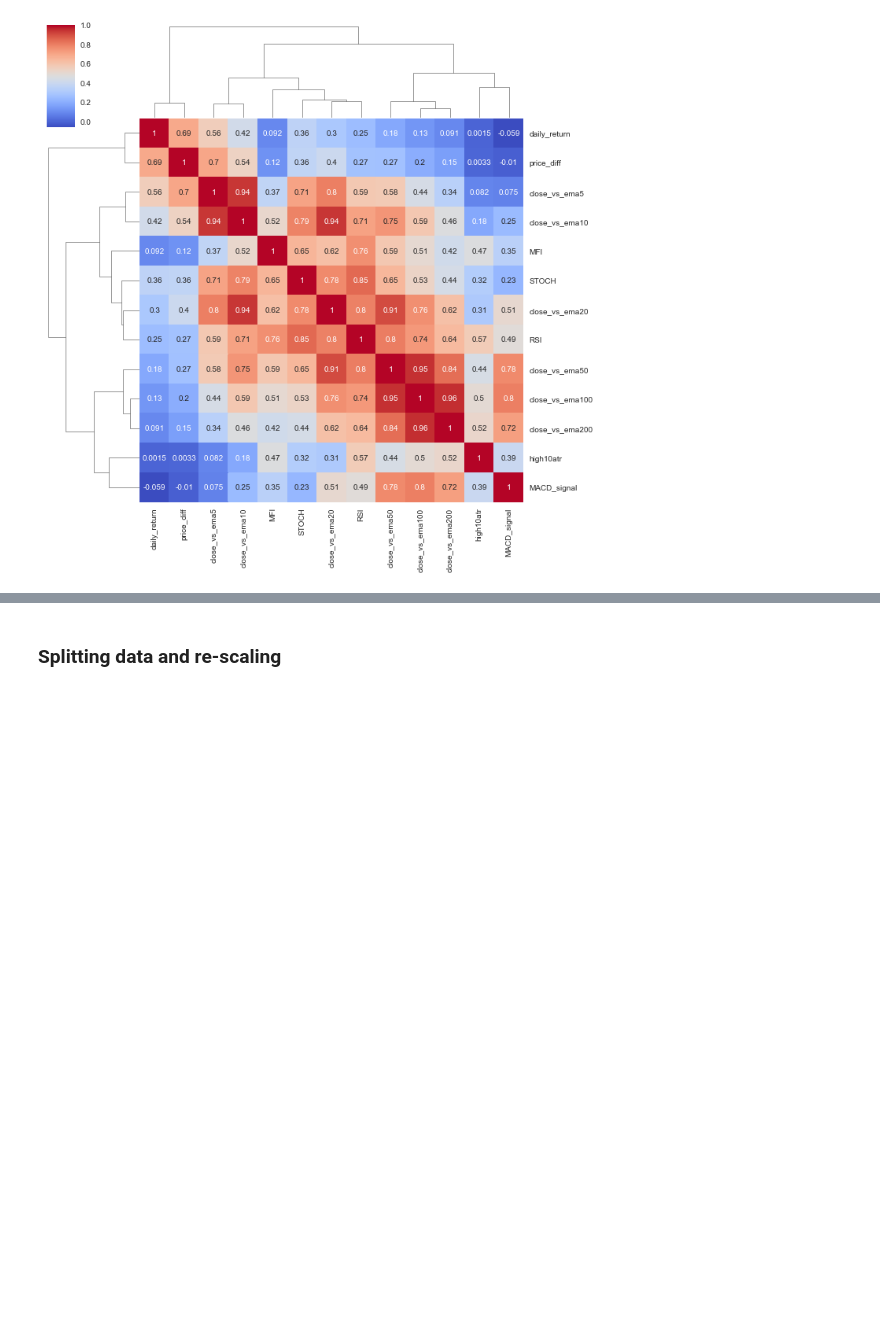
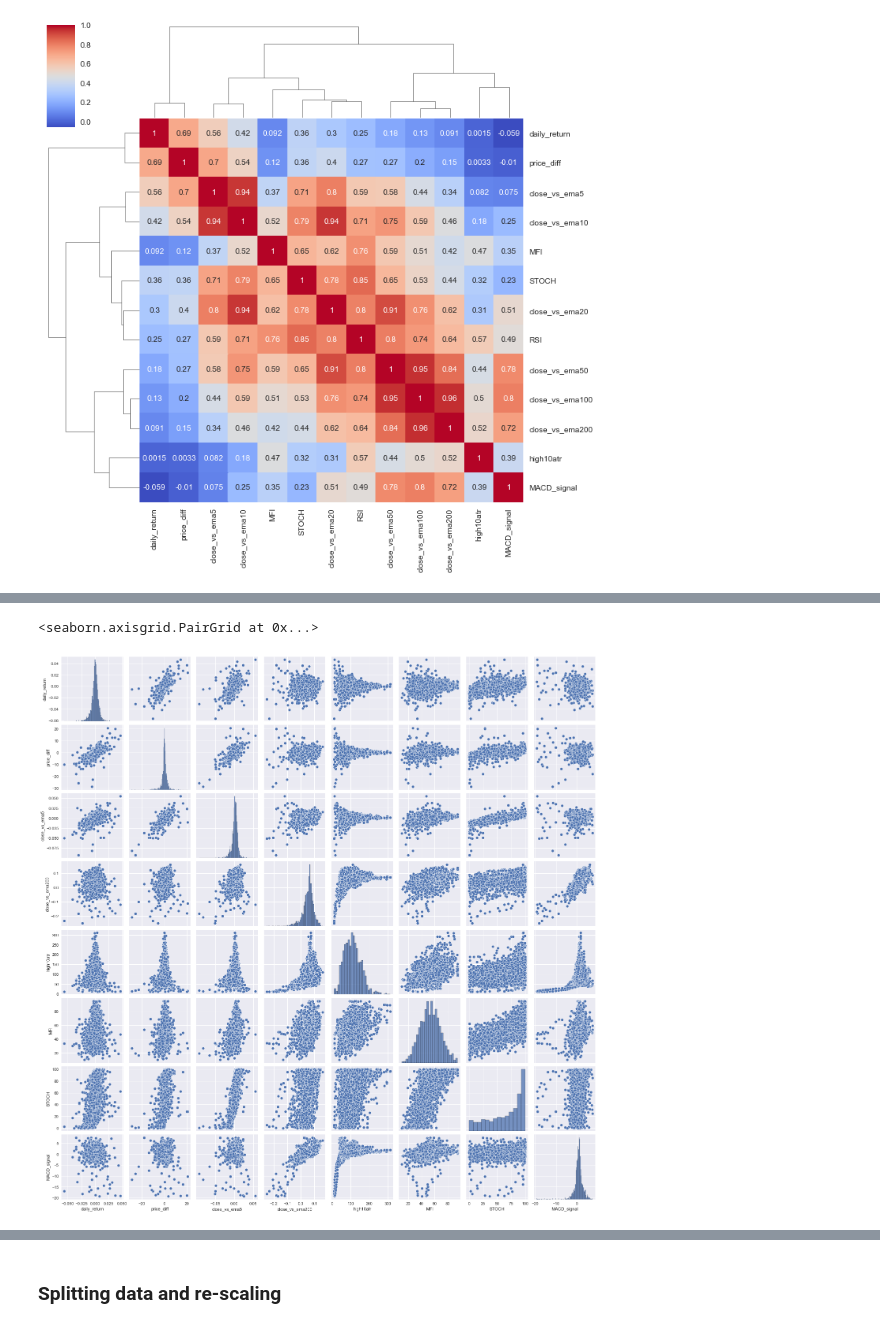
Before and after one commit to es-g/stock_price_indicator, a Jupyter notebook: Stock_price_predictor.ipynb, the cells around one changed output, grey strips where cells are left out. Saved outputs shown, nothing was run; the diff lists cells and outputs as text; code cells hidden in the pictures; blank space fills up the shorter version.

```diff
--- a/Stock_price_predictor.ipynb
+++ b/Stock_price_predictor.ipynb
@@ -252,0 +250,5 @@ df_SPY
+# %%
+sns.pairplot(features_selected)
+# %% [output]
+<seaborn.axisgrid.PairGrid at 0x...>
+[figure, added]
```
Also changed, not shown: parts of 12 cells of this notebook.
